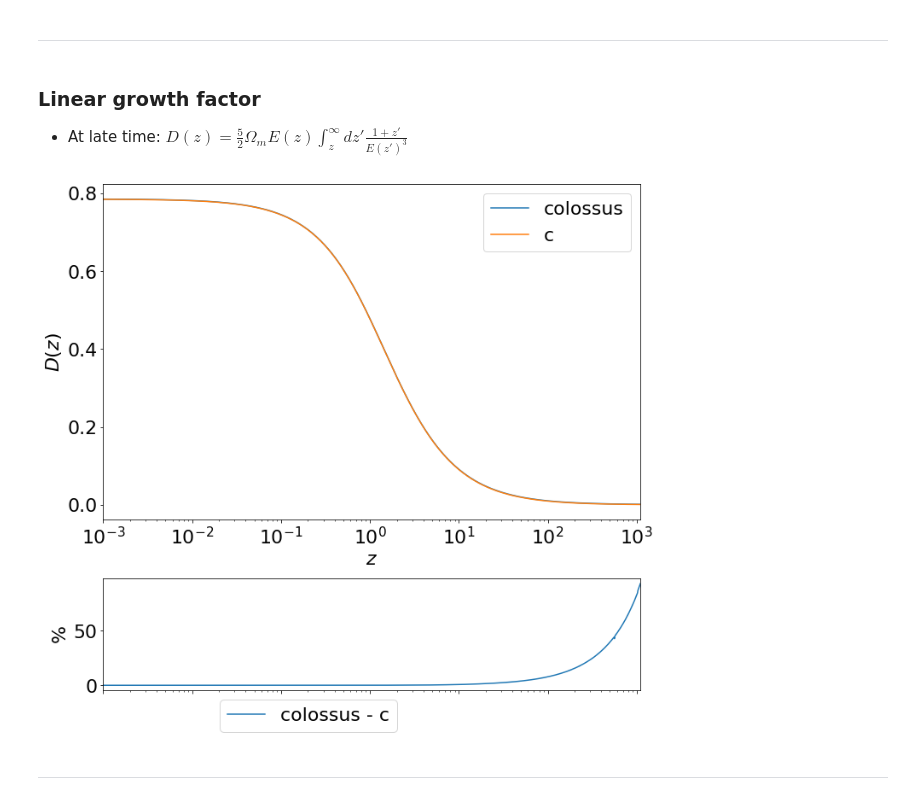
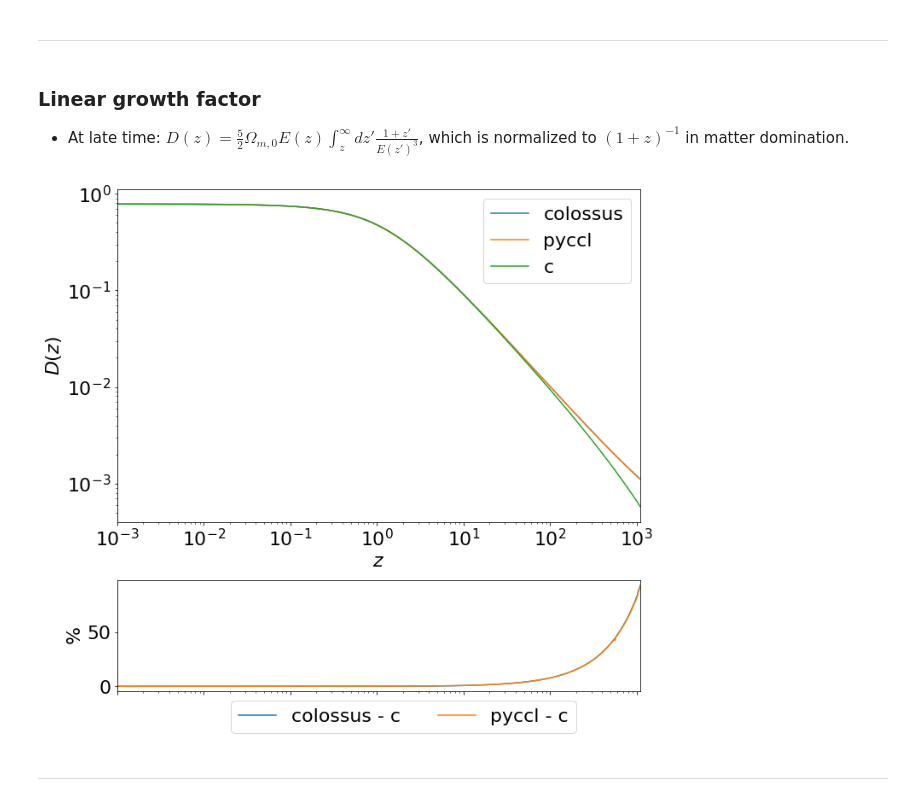
Before and after one commit to Yucheng-Zhang/cosmo-notes, a Jupyter notebook: background.ipynb, the cells around one changed output. Drawn from its saved outputs; the diff is of its cells as text; code cells hidden in the pictures.

Commit message:
add matter_power

```diff
--- a/background.ipynb
+++ b/background.ipynb
@@ -15,11 +15,13 @@ from astropy.cosmology import FlatLambdaCDM
 # %%
 rcParams.update({'font.size': 22})
 
-def c_plot(ylabel, zs, res, c_res, res_as=None, xscale='linear', yscale='linear'):
+def c_plot(ylabel, zs, res, c_res, res_as=None, res_ccl=None, xscale='linear', yscale='linear'):
     fig, (ax, ay) = plt.subplots(2, 1, figsize=(10, 9), gridspec_kw={'height_ratios': [3, 1]}, constrained_layout=True)
     ax.plot(zs, res, label='colossus')
     if res_as is not None:
         ax.plot(zs, res_as, label='astropy')
+    if res_ccl is not None:
+        ax.plot(zs, res_ccl, label='pyccl')
     ax.plot(zs, c_res, label='c')
 
     ax.set_xscale(xscale); ax.set_yscale(yscale)
@@ -31,11 +33,13 @@ def c_plot(ylabel, zs, res, c_res, res_as=None, xscale='linear', yscale='linear'
     ay.plot(zs, 100 * (res / c_res - 1), label='colossus - c')
     if res_as is not None:
         ay.plot(zs, 100 * (res_as / c_res - 1), label='astropy - c')
+    if res_ccl is not None:
+        ay.plot(zs, 100 * (res_ccl / c_res - 1), label='pyccl - c')
     ay.set_xlim(zs[0], zs[-1])
     ay.set_xscale(xscale)
     ay.set_ylabel(r'$\%$')
     ay.tick_params(axis='x', which='both', labelbottom=False)
-    ay.legend(ncol=2, loc='upper left', bbox_to_anchor=(0.2, 0))
+    ay.legend(ncol=3, loc='upper left', bbox_to_anchor=(0.2, 0))
 
     plt.show()
 # %% [markdown]
@@ -51,6 +55,9 @@ Cosmology "planck18"
     de_model = lambda, relspecies = True, Tcmb0 = 2.7255, Neff = 3.0460, powerlaw = False
 # %%
 cosmo_as = FlatLambdaCDM(H0=cosmo.H0, Om0=cosmo.Om0, Tcmb0=cosmo.Tcmb0, Neff=cosmo.Neff, Ob0=cosmo.Ob0)
+# %%
+cosmo_ccl = pyccl.Cosmology(Omega_c=(cosmo.Om0-cosmo.Ob0), Omega_b=cosmo.Ob0, h=cosmo.H0/100, n_s=cosmo.ns, sigma8=cosmo.sigma8,
+                            Omega_k=0, Neff=cosmo.Neff, T_CMB=cosmo.Tcmb0, w0=-1, wa=0)
 # %% [markdown]
 ---
 # %% [markdown]
@@ -108,7 +116,7 @@ c_plot(r'$\chi(z)$ [Mpc]', zs, chis, c_chis, res_as=chis_as, xscale='log')#, ysc
 ---
 # %% [markdown]
 ### Linear growth factor
-- At late time: $D(z) = \frac{5}{2}\Omega_m E(z)\int_z^\infty dz' \frac{1+z'}{E(z')^3}$
+- At late time: $D(z) = \frac{5}{2}\Omega_{m,0} E(z)\int_z^\infty dz' \frac{1+z'}{E(z')^3}$, which is normalized to $(1+z)^{-1}$ in matter domination.
 # %%
 def c_D(z):
     def integrand(zp):
@@ -117,12 +125,14 @@ def c_D(z):
     return 5/2*cosmo.Om0 * c_E(z) * integrate.quad(integrand, z, np.inf)[0]
 # %%
 zs = np.logspace(np.log10(0.001), np.log10(1100), 1100)
+z2as = 1 / (1 + zs)
 
 Ds = cosmo.growthFactorUnnormalized(zs)
+Ds_ccl = pyccl.growth_factor(cosmo_ccl, z2as) * Ds[0]
 c_Ds = np.array([c_D(z_) for z_ in zs])
 
-c_plot(r'$D(z)$', zs, Ds, c_Ds, xscale='log')#, yscale='log')
+c_plot(r'$D(z)$', zs, Ds, c_Ds, res_ccl=Ds_ccl, xscale='log', yscale='log')
 # %% [output]
-[figure, old version]
+[figure, new version]
 # %% [markdown]
 ---
```
Also changed, not shown: parts of 4 cells of this notebook, 1 other file.
